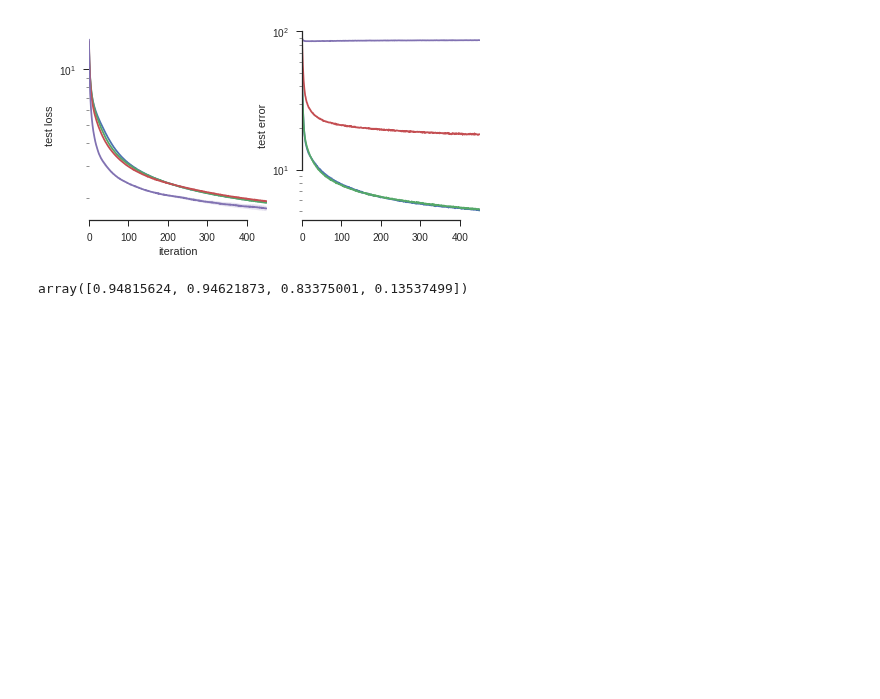
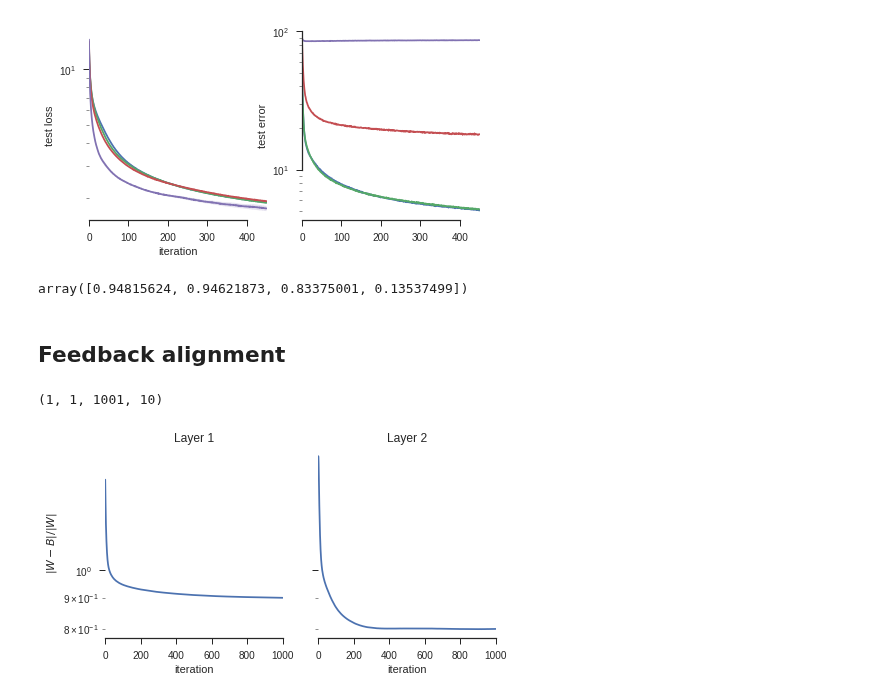
Before and after one commit to benlansdell/synthfeedback, a Jupyter notebook: notebooks/fig_2_validate_nodepert.ipynb, the cells around one changed output. Saved outputs shown, nothing was run; the diff lists cells and outputs as text; code cells hidden in the pictures; blank space fills up the shorter version.

```diff
--- a/notebooks/fig_2_validate_nodepert.ipynb
+++ b/notebooks/fig_2_validate_nodepert.ipynb
@@ -338,3 +325,41 @@ sns.despine(trim=True)
 metrics[:,0,-1,3]
 # %% [output]
 array([0.94815624, 0.94621873, 0.83375001, 0.13537499])
+# %% [markdown]
+## Feedback alignment
+# %%
+sns.set_style('ticks')
+#Load data from script
+fn_in = './experiments/feedbackalignment4_small/summary/2b_establish_convergence_feedforward_feedbackalignment_output.npz'
+with open(fn_in, 'rb') as f:
+    data = pickle.load(f)
+tags = data['tags']
+metrics = data['metrics']
+# %%
+metrics.shape
+# %% [output]
+(1, 1, 1001, 10)
+# %%
+#Plot norms
+var_xi = [1e-3, 1e-2, 1e-1, 1]
+N = 1
+
+idx = 5
+fig,axes = plt.subplots(1,2,figsize=(7,3.5), sharey = True)
+for i in range(N):
+    sns.tsplot(metrics[i,:,:,idx], ax = axes[0], color='C%d'%i)
+axes[0].set_xlabel('iteration');
+axes[0].set_ylabel('$\|W-B\|/\|W\|$');
+axes[0].set_title('Layer 1');
+axes[0].set_yscale('log')
+
+idx = 8
+for i in range(N):
+    sns.tsplot(metrics[i,:,:,idx], ax = axes[1], color='C%d'%i)
+axes[1].set_xlabel('iteration');
+axes[1].set_title('Layer 2');
+axes[1].set_yscale('log')
+sns.despine(trim=True)
+#plt.savefig('./figures/fig_2b_validate_nodepert_error.pdf')
+# %% [output]
+[figure, added]
```
Also changed, not shown: parts of 20 cells of this notebook, 5 other files.
